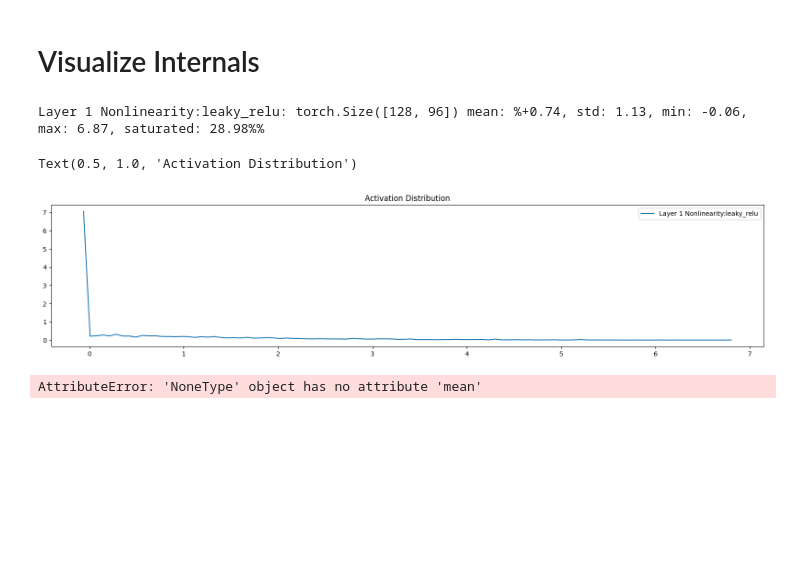
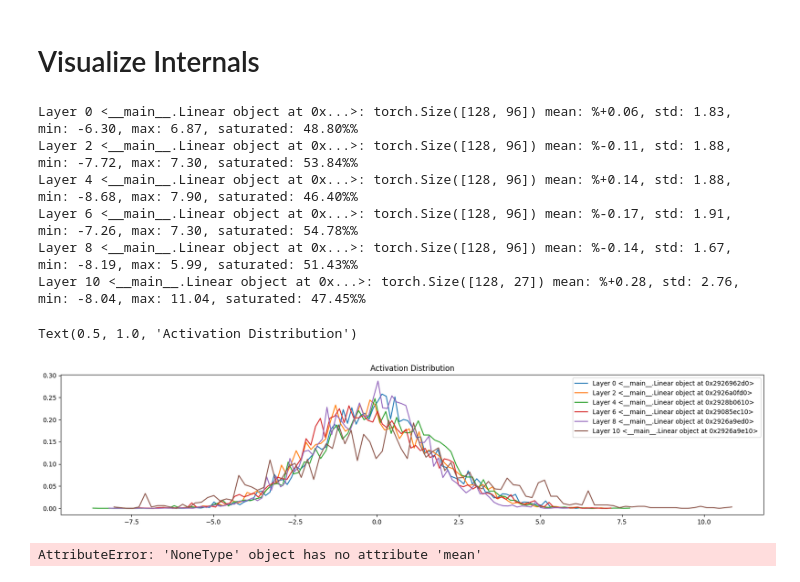
Before and after one commit to allenporter/karpathy-guides, a Jupyter notebook: makemore/makemore_mlp_pytorch2.ipynb, the cells around one changed output. Drawn from its saved outputs; the diff is of its cells as text; code cells hidden in the pictures; blank space fills up the shorter version.

```diff
--- a/makemore/makemore_mlp_pytorch2.ipynb
+++ b/makemore/makemore_mlp_pytorch2.ipynb
@@ -407,6 +407,9 @@ class Linear:
 
     def parameters(self):
         return [self.weight] + ([] if self.bias is None else [self.bias])
+
+    def __str__(self) -> str:
+        return self.__class__.__name__
 
 
 class BachNorm1d:
@@ -445,6 +448,9 @@ class BachNorm1d:
     def parameters(self):
         return [self.bngain, self.bnbias]
 
+    def __str__(self) -> str:
+        return self.__class__.__name__
+
 
 class Nonlinearity:
     """Nonlinearity."""
@@ -583,24 +589,29 @@ for i in pbar:
 # %%
 plt.figure(figsize=(20,4))
 legends = []
 
 for i, layer in enumerate(model.layers[:-1]):
-    if not isinstance(layer, Nonlinearity):
+    if not isinstance(layer, Linear):
         continue
     t = layer.out
 
     sat = (t < -0.0095).float().mean()
     print(f"Layer {i} {layer}: {t.size()} mean: %{t.mean():+.2f}, std: {t.std():0.2f}, min: {t.min():+.2f}, max: {t.max():.2f}, saturated: {sat:0.2%}%")
     hy, hx = torch.histogram(t, density=True)
     plt.plot(hx[:-1].detach(), hy.detach())
     legends.append(f'Layer {i} {layer}')
-    break
+
 plt.legend(legends)
 plt.title('Activation Distribution')
 # %% [output]
-Layer 1 Nonlinearity:leaky_relu: torch.Size([128, 96]) mean: %+0.74, std: 1.13, min: -0.06, max: 6.87, saturated: 28.98%%
+Layer 0 <__main__.Linear object at 0x...>: torch.Size([128, 96]) mean: %+0.06, std: 1.83, min: -6.30, max: 6.87, saturated: 48.80%%
+Layer 2 <__main__.Linear object at 0x...>: torch.Size([128, 96]) mean: %-0.11, std: 1.88, min: -7.72, max: 7.30, saturated: 53.84%%
+Layer 4 <__main__.Linear object at 0x...>: torch.Size([128, 96]) mean: %+0.14, std: 1.88, min: -8.68, max: 7.90, saturated: 46.40%%
+Layer 6 <__main__.Linear object at 0x...>: torch.Size([128, 96]) mean: %-0.17, std: 1.91, min: -7.26, max: 7.30, saturated: 54.78%%
+Layer 8 <__main__.Linear object at 0x...>: torch.Size([128, 96]) mean: %-0.14, std: 1.67, min: -8.19, max: 5.99, saturated: 51.43%%
+Layer 10 <__main__.Linear object at 0x...>: torch.Size([128, 27]) mean: %+0.28, std: 2.76, min: -8.04, max: 11.04, saturated: 47.45%%
 Text(0.5, 1.0, 'Activation Distribution')
-[figure, old version]
+[figure, new version]
 # %%
 plt.figure(figsize=(20,4))
 legends = []
```
Also changed, not shown: parts of 2 cells of this notebook.
